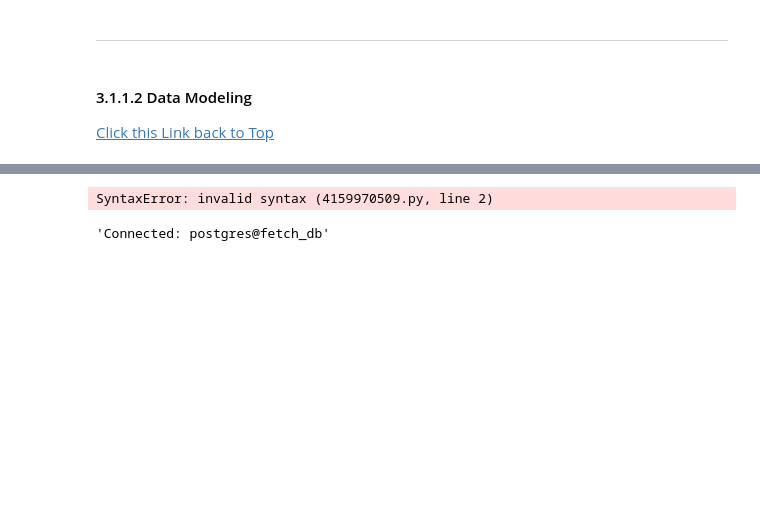
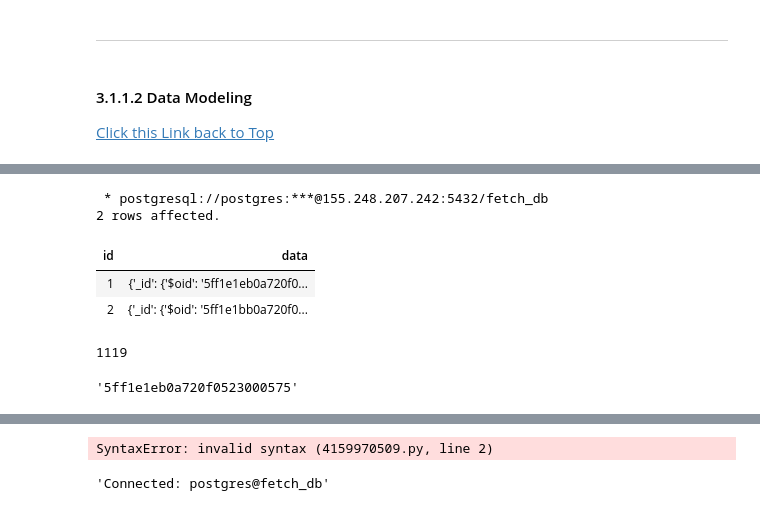
Before and after one commit to L3P3titPrince/015_FetchRewards_HW, a Jupyter notebook: src/FetchRewards_HW.ipynb, the cells around one changed output, grey strips where cells are left out. Cells and saved outputs as stored; diff of their text form; code cells hidden in the pictures; blank space fills up the shorter version.

```diff
--- a/src/FetchRewards_HW.ipynb
+++ b/src/FetchRewards_HW.ipynb
@@ -165,0 +388,9 @@ Schema of receipts
+# %%
+%%sql
+SELECT * FROM receipts_raw LIMIT 2;
+# %% [output]
+ * postgresql://postgres:***@155.248.207.242:5432/fetch_db
+2 rows affected.
+| id | data |
+| 1 | {'_id': {'$oid': '5ff1e1eb0a720f0... |
+| 2 | {'_id': {'$oid': '5ff1e1bb0a720f0... |
@@ -165,0 +420,8 @@ Schema of receipts
+# %%
+len(data_list)
+# %% [output]
+1119
+# %%
+data_list[0].get('_id').get('$oid')
+# %% [output]
+'5ff1e1eb0a720f0523000575'
```
Also changed, not shown: parts of 24 cells of this notebook, 2 other files.
